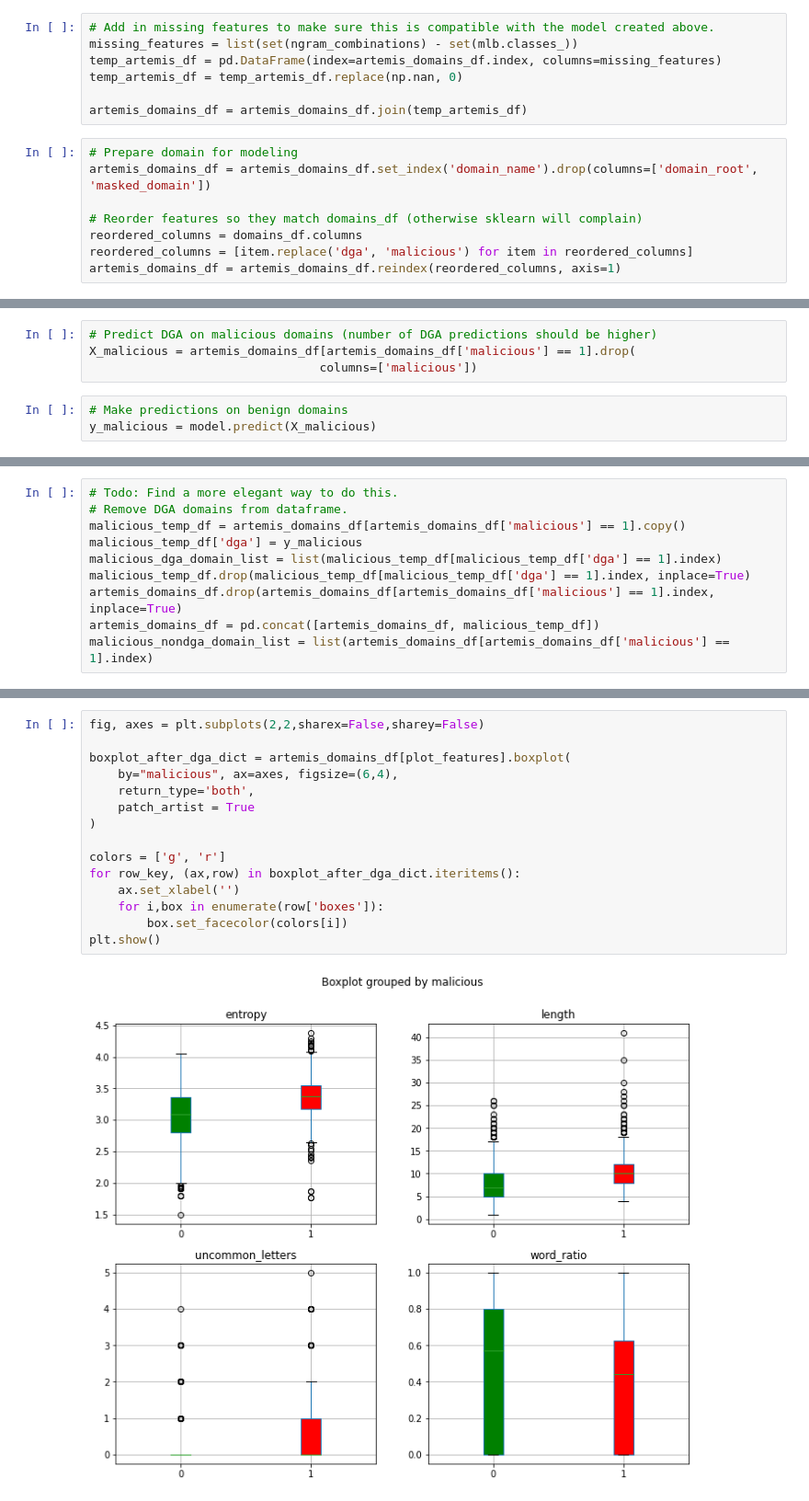
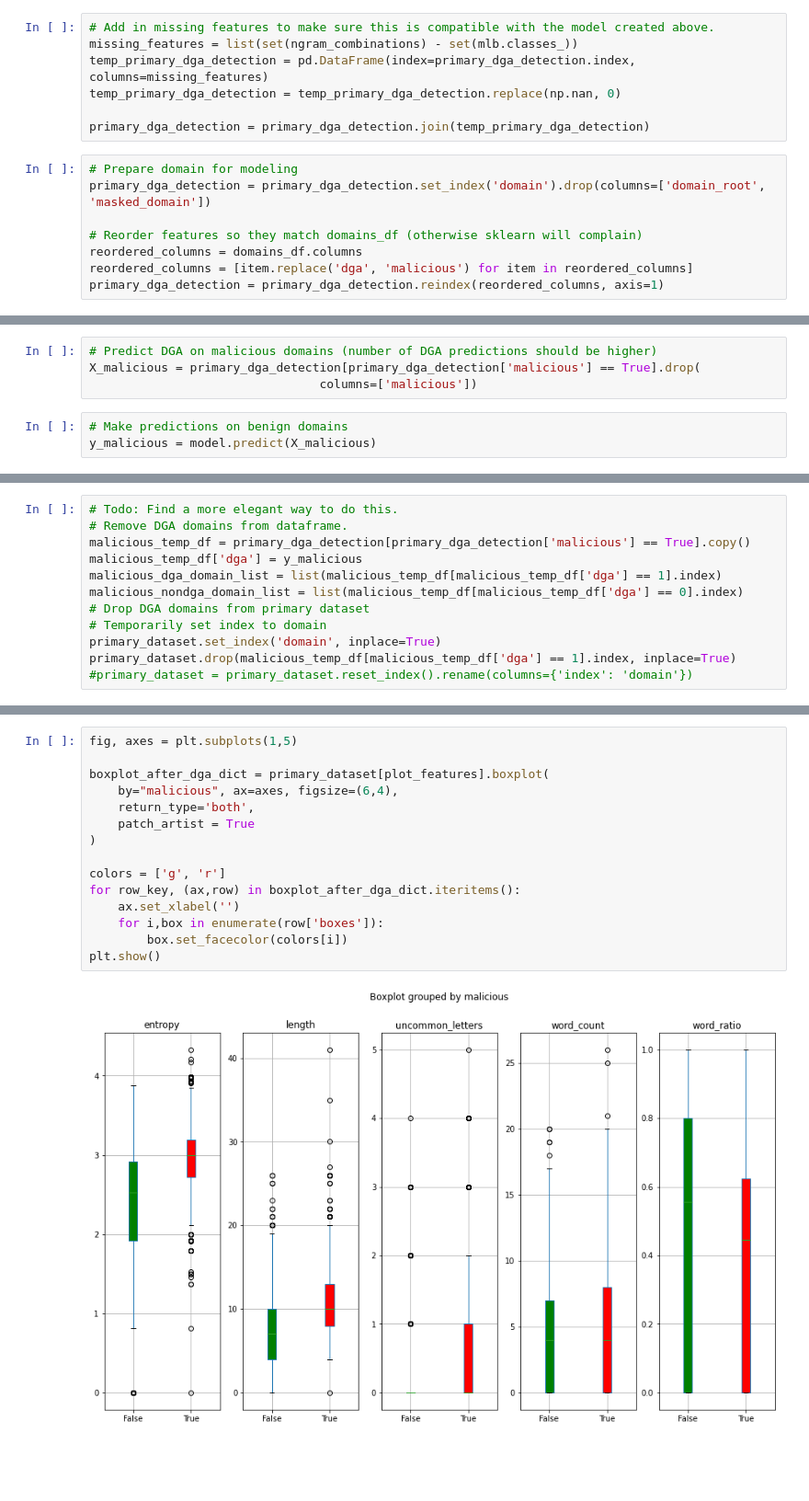
Before and after one commit to erodium/artemis, a Jupyter notebook: notebooks/kevin-stage1.ipynb, the cells around one changed output, grey strips where cells are left out. Shown: that part at 92% size. Saved outputs shown, nothing was run; the diff lists cells and outputs as text; blank space fills up the shorter version.

```diff
--- a/notebooks/kevin-stage1.ipynb
+++ b/notebooks/kevin-stage1.ipynb
@@ -331,16 +321,16 @@ artemis_domains_df = artemis_domains_df.join(pd.DataFrame(mlb.fit_transform(arte
 # %%
 # Add in missing features to make sure this is compatible with the model created above.
 missing_features = list(set(ngram_combinations) - set(mlb.classes_))
-temp_artemis_df = pd.DataFrame(index=artemis_domains_df.index, columns=missing_features)
-temp_artemis_df = temp_artemis_df.replace(np.nan, 0)
+temp_primary_dga_detection = pd.DataFrame(index=primary_dga_detection.index, columns=missing_features)
+temp_primary_dga_detection = temp_primary_dga_detection.replace(np.nan, 0)
 
-artemis_domains_df = artemis_domains_df.join(temp_artemis_df)
+primary_dga_detection = primary_dga_detection.join(temp_primary_dga_detection)
 # %%
 # Prepare domain for modeling
-artemis_domains_df = artemis_domains_df.set_index('domain_name').drop(columns=['domain_root', 'masked_domain'])
+primary_dga_detection = primary_dga_detection.set_index('domain').drop(columns=['domain_root', 'masked_domain'])
 
 # Reorder features so they match domains_df (otherwise sklearn will complain)
 reordered_columns = domains_df.columns
 reordered_columns = [item.replace('dga', 'malicious') for item in reordered_columns]
-artemis_domains_df = artemis_domains_df.reindex(reordered_columns, axis=1)
+primary_dga_detection = primary_dga_detection.reindex(reordered_columns, axis=1)
 # %%
@@ -375,6 +365,6 @@ Benign domains predicted as DGA: 2.13%
 # %%
 # Predict DGA on malicious domains (number of DGA predictions should be higher)
-X_malicious = artemis_domains_df[artemis_domains_df['malicious'] == 1].drop(
+X_malicious = primary_dga_detection[primary_dga_detection['malicious'] == True].drop(
                                 columns=['malicious'])
 # %%
 # Make predictions on benign domains
@@ -387,11 +377,13 @@ Malicious domains predicted as DGA: 36.47%
 # %%
 # Todo: Find a more elegant way to do this.
 # Remove DGA domains from dataframe.
-malicious_temp_df = artemis_domains_df[artemis_domains_df['malicious'] == 1].copy()
+malicious_temp_df = primary_dga_detection[primary_dga_detection['malicious'] == True].copy()
 malicious_temp_df['dga'] = y_malicious
 malicious_dga_domain_list = list(malicious_temp_df[malicious_temp_df['dga'] == 1].index)
-malicious_temp_df.drop(malicious_temp_df[malicious_temp_df['dga'] == 1].index, inplace=True)
-artemis_domains_df.drop(artemis_domains_df[artemis_domains_df['malicious'] == 1].index, inplace=True)
-artemis_domains_df = pd.concat([artemis_domains_df, malicious_temp_df])
-malicious_nondga_domain_list = list(artemis_domains_df[artemis_domains_df['malicious'] == 1].index)
+malicious_nondga_domain_list = list(malicious_temp_df[malicious_temp_df['dga'] == 0].index)
+# Drop DGA domains from primary dataset
+# Temporarily set index to domain
+primary_dataset.set_index('domain', inplace=True)
+primary_dataset.drop(malicious_temp_df[malicious_temp_df['dga'] == 1].index, inplace=True)
+#primary_dataset = primary_dataset.reset_index().rename(columns={'index': 'domain'})
 # %%
@@ -437,18 +403,18 @@ malicious_nondga_domain_list
 # %%
-fig, axes = plt.subplots(2,2,sharex=False,sharey=False)
+fig, axes = plt.subplots(1,5)
 
-boxplot_after_dga_dict = artemis_domains_df[plot_features].boxplot(
+boxplot_after_dga_dict = primary_dataset[plot_features].boxplot(
     by="malicious", ax=axes, figsize=(6,4),
     return_type='both',
     patch_artist = True
 )
 
 colors = ['g', 'r']
 for row_key, (ax,row) in boxplot_after_dga_dict.iteritems():
     ax.set_xlabel('')
     for i,box in enumerate(row['boxes']):
         box.set_facecolor(colors[i])
 plt.show()
 # %% [output]
-[figure, old version]
+[figure, new version]
 # %%
```
Also changed, not shown: parts of 53 cells of this notebook, 2 other files.
